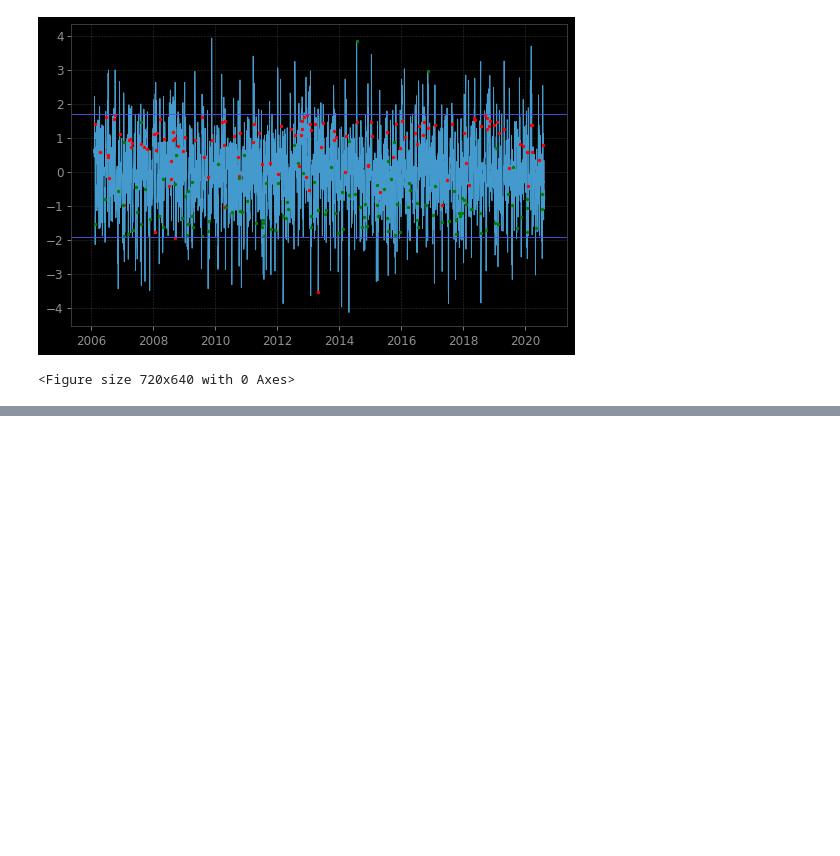
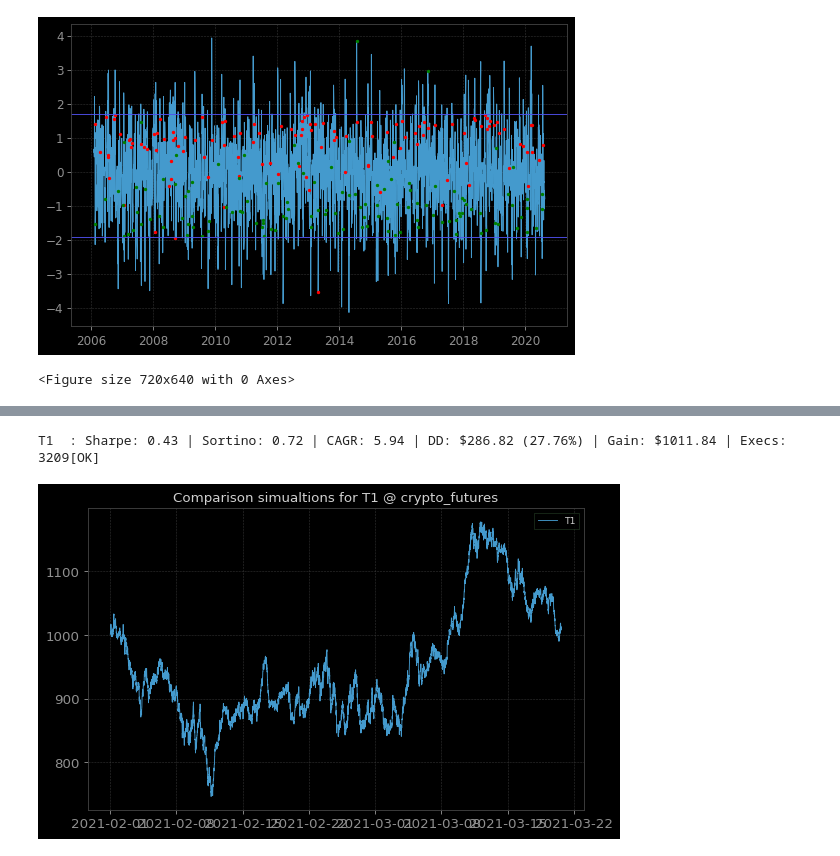
Before and after one commit to appliedalphacom/qlearn, a Jupyter notebook: examples/Examples.ipynb, the cells around one changed output, grey strips where cells are left out. Saved outputs shown, nothing was run; the diff lists cells and outputs as text; code cells hidden in the pictures; blank space fills up the shorter version.

```diff
--- a/examples/Examples.ipynb
+++ b/examples/Examples.ipynb
@@ -339,0 +440,7 @@ c_table = mc.corr()
+# %%
+sx = q.simulation([t1, q.PipelineTracker(q.TimeExpirationTracker('1h'), q.FixedTrader(1000, 500, 400))], data1m, 'crypto_futures', 'T1')
+# %%
+q.simulations_report(sx, 1000)
+# %% [output]
+T1  : Sharpe: 0.43 | Sortino: 0.72 | CAGR: 5.94 | DD: $286.82 (27.76%) | Gain: $1011.84 | Execs: 3209[OK]
+[figure, added]
```
Also changed, not shown: parts of 14 cells of this notebook, 4 other files.
